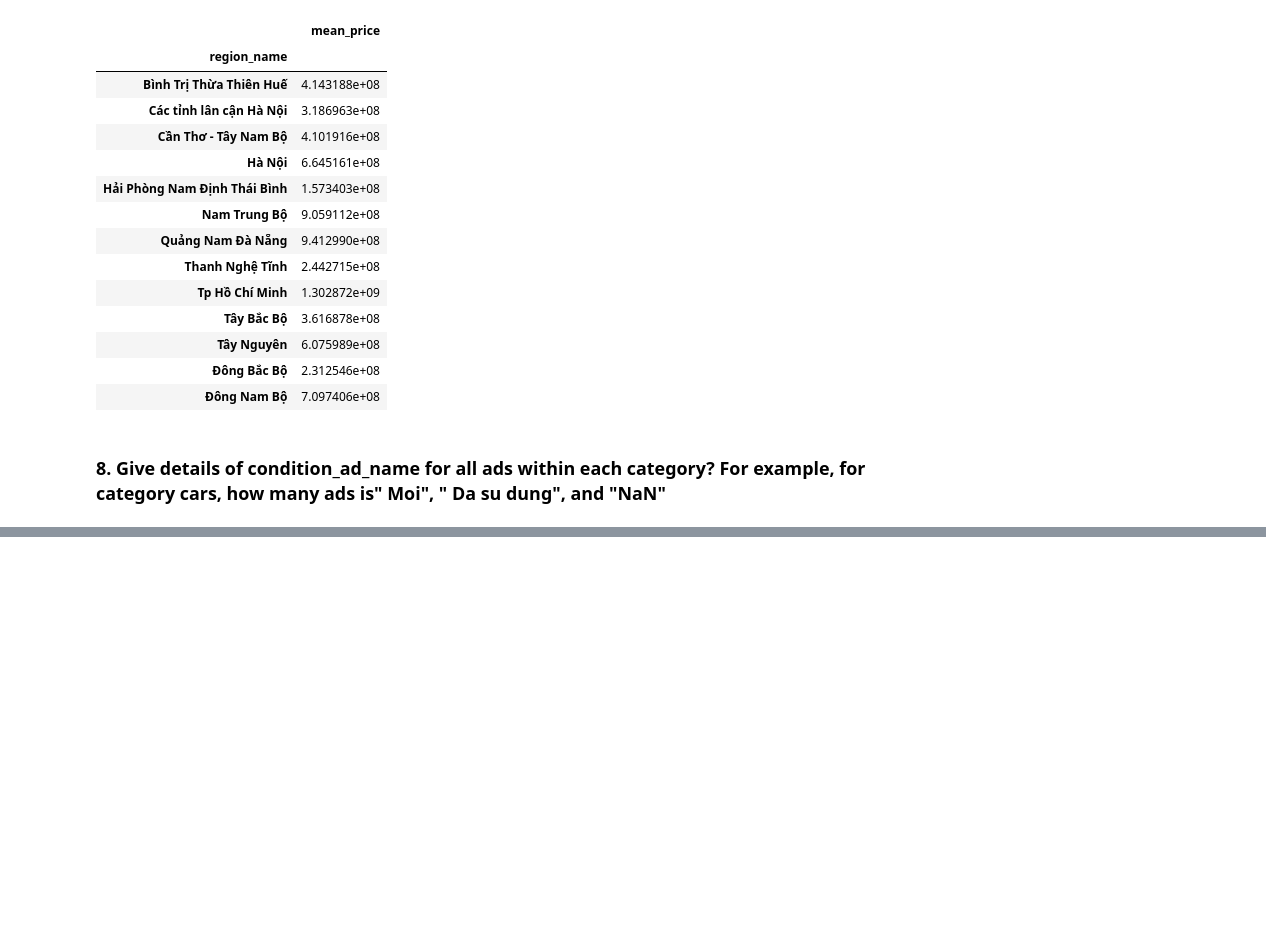
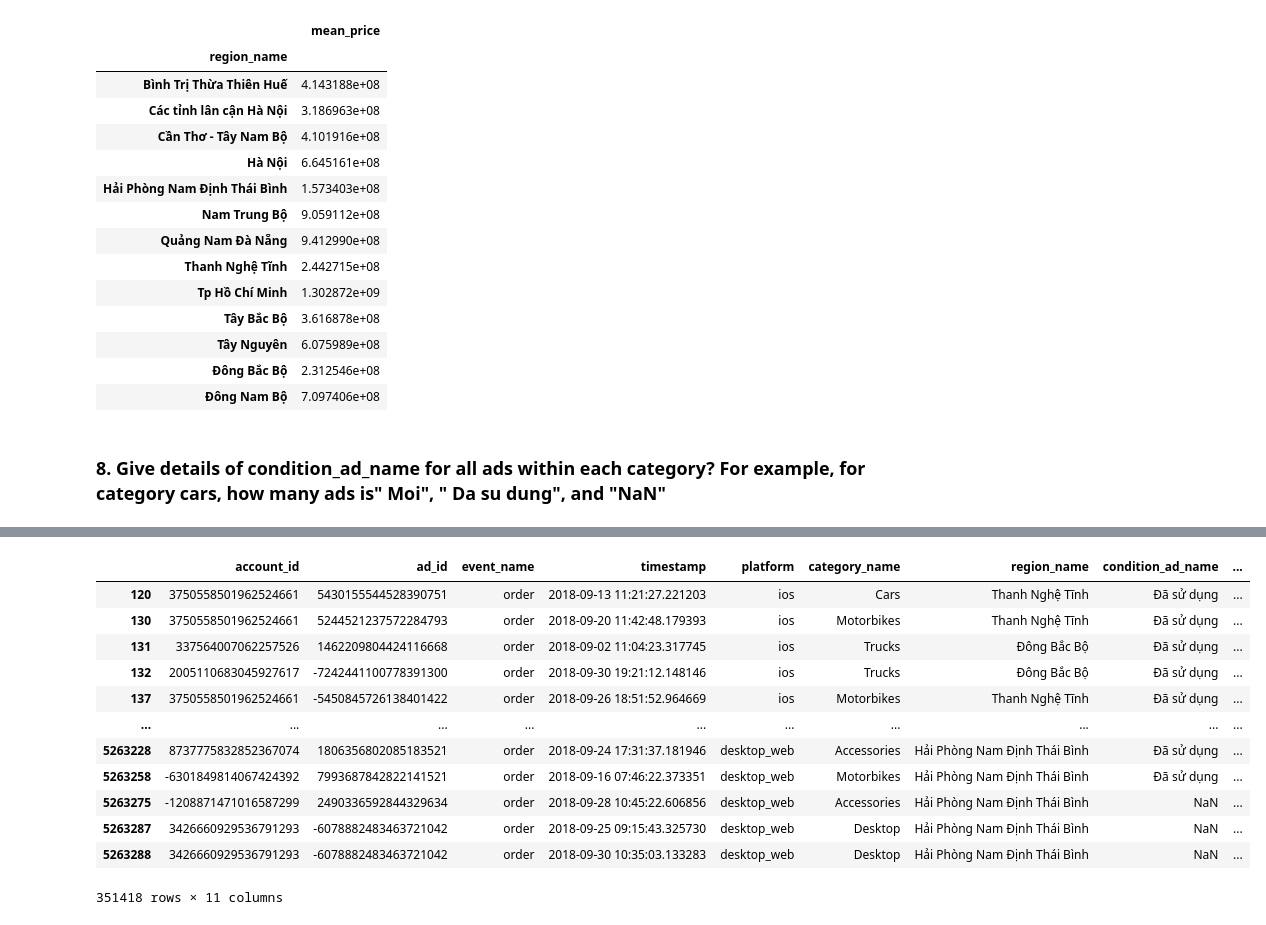
Before and after one commit to datacuriosity/MCI_Python_28S_Level_1, a Jupyter notebook: Assignments/Session_04/trinhtrinh.pandas1.ipynb, the cells around one changed output, grey strips where cells are left out. Cells and saved outputs as stored; diff of their text form; code cells hidden in the pictures; blank space fills up the shorter version.

```diff
--- a/Assignments/Session_04/trinhtrinh.pandas1.ipynb
+++ b/Assignments/Session_04/trinhtrinh.pandas1.ipynb
@@ -205,0 +263,5 @@ SyntaxError: invalid syntax (<ipython-input-57-807916109570>, line 1)
+# %%
+attention_df['Tháng']=attention_df['timestamp']
+attention_df['Tháng']= pd.to_datetime(attention_df['Tháng'])
+attention_df['Tháng']= attention_df['Tháng'].dt.month
+attention_df
@@ -205,0 +292,5 @@ SyntaxError: invalid syntax (<ipython-input-57-807916109570>, line 1)
+# %%
+attention_df['Giờ qc']=attention_df['timestamp']
+attention_df['Giờ qc']= pd.to_datetime(attention_df['Giờ qc'])
+attention_df['Giờ qc']= attention_df['Giờ qc'].dt.hour
+attention_df.head(6)
@@ -205,0 +342,16 @@ SyntaxError: invalid syntax (<ipython-input-57-807916109570>, line 1)
+# %%
+attention_df[attention_df.Tháng == 9]
+# %% [output]
+|  | account_id | ad_id | event_name | timestamp | platform | category_name | region_name | condition_ad_name | ... |
+| 120 | 3750558501962524661 | 5430155544528390751 | order | 2018-09-13 11:21:27.221203 | ios | Cars | Thanh Nghệ Tĩnh | Đã sử dụng | ... |
+| 130 | 3750558501962524661 | 5244521237572284793 | order | 2018-09-20 11:42:48.179393 | ios | Motorbikes | Thanh Nghệ Tĩnh | Đã sử dụng | ... |
+| 131 | 337564007062257526 | 1462209804424116668 | order | 2018-09-02 11:04:23.317745 | ios | Trucks | Đông Bắc Bộ | Đã sử dụng | ... |
+| 132 | 2005110683045927617 | -7242441100778391300 | order | 2018-09-30 19:21:12.148146 | ios | Trucks | Đông Bắc Bộ | Đã sử dụng | ... |
+| 137 | 3750558501962524661 | -5450845726138401422 | order | 2018-09-26 18:51:52.964669 | ios | Motorbikes | Thanh Nghệ Tĩnh | Đã sử dụng | ... |
+| ... | ... | ... | ... | ... | ... | ... | ... | ... | ... |
+| 5263228 | 8737775832852367074 | 1806356802085183521 | order | 2018-09-24 17:31:37.181946 | desktop_web | Accessories | Hải Phòng Nam Định Thái Bình | Đã sử dụng | ... |
+| 5263258 | -6301849814067424392 | 7993687842822141521 | order | 2018-09-16 07:46:22.373351 | desktop_web | Motorbikes | Hải Phòng Nam Định Thái Bình | Đã sử dụng | ... |
+| 5263275 | -1208871471016587299 | 2490336592844329634 | order | 2018-09-28 10:45:22.606856 | desktop_web | Accessories | Hải Phòng Nam Định Thái Bình | NaN | ... |
+| 5263287 | 3426660929536791293 | -6078882483463721042 | order | 2018-09-25 09:15:43.325730 | desktop_web | Desktop | Hải Phòng Nam Định Thái Bình | NaN | ... |
+| 5263288 | 3426660929536791293 | -6078882483463721042 | order | 2018-09-30 10:35:03.133283 | desktop_web | Desktop | Hải Phòng Nam Định Thái Bình | NaN | ... |
+351418 rows × 11 columns
```
Also changed, not shown: parts of 15 cells of this notebook.
